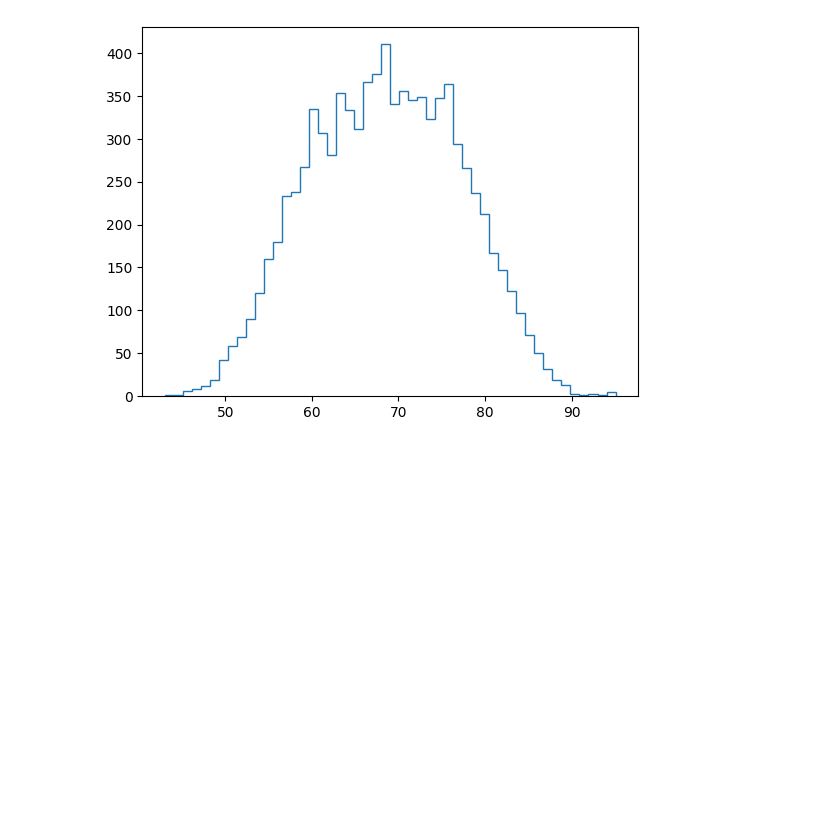
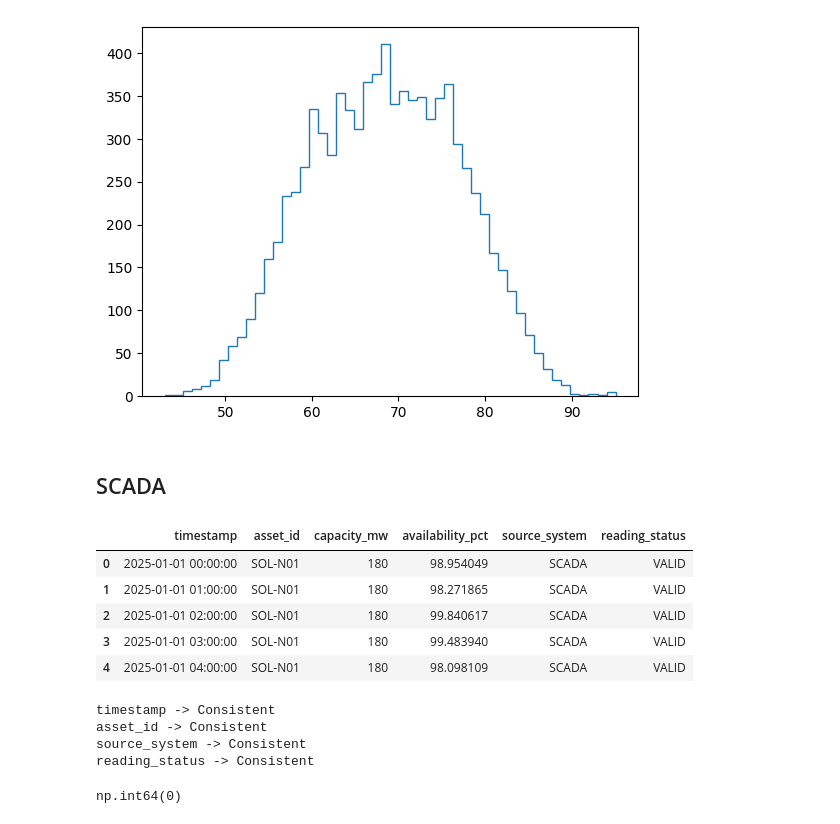
Before and after one commit to sadamhabnawi28/GreenGrid_Energy_Project, a Jupyter notebook: scripts/data_cleaning.ipynb, the cells around one changed output. Drawn from its saved outputs; the diff is of its cells as text; code cells hidden in the pictures; blank space fills up the shorter version.

Commit message:
Changes to be committed: 	modified:   scripts/data_cleaning.ipynb

```diff
--- a/scripts/data_cleaning.ipynb
+++ b/scripts/data_cleaning.ipynb
@@ -354,3 +354,31 @@ plt.hist(df_market_price["market_price_usd_per_mwh"], bins=50, histtype="step")
 plt.show()
 # %% [output]
 [figure]
+# %% [markdown]
+## SCADA
+# %%
+scada = path + "scada_generation_raw.csv"
+
+df_scada = pd.read_csv(scada)
+
+df_scada.head()
+# %% [output]
+|  | timestamp | asset_id | capacity_mw | availability_pct | source_system | reading_status |
+| 0 | 2025-01-01 00:00:00 | SOL-N01 | 180 | 98.954049 | SCADA | VALID |
+| 1 | 2025-01-01 01:00:00 | SOL-N01 | 180 | 98.271865 | SCADA | VALID |
+| 2 | 2025-01-01 02:00:00 | SOL-N01 | 180 | 99.840617 | SCADA | VALID |
+| 3 | 2025-01-01 03:00:00 | SOL-N01 | 180 | 99.483940 | SCADA | VALID |
+| 4 | 2025-01-01 04:00:00 | SOL-N01 | 180 | 98.098109 | SCADA | VALID |
+# %%
+cat_clean(df_scada)
+cat_flag(df_scada)
+# %% [output]
+timestamp -> Consistent
+asset_id -> Consistent
+source_system -> Consistent
+reading_status -> Consistent
+# %%
+df_scada = df_scada.drop_duplicates()
+df_scada.duplicated().sum()
+# %% [output]
+np.int64(0)
```
Also changed, not shown: parts of 6 cells of this notebook.
